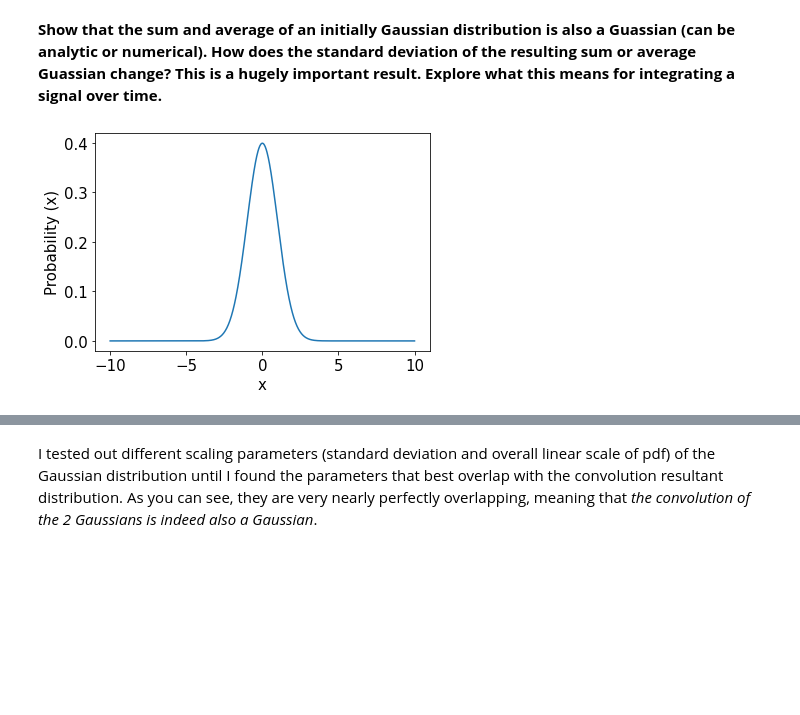
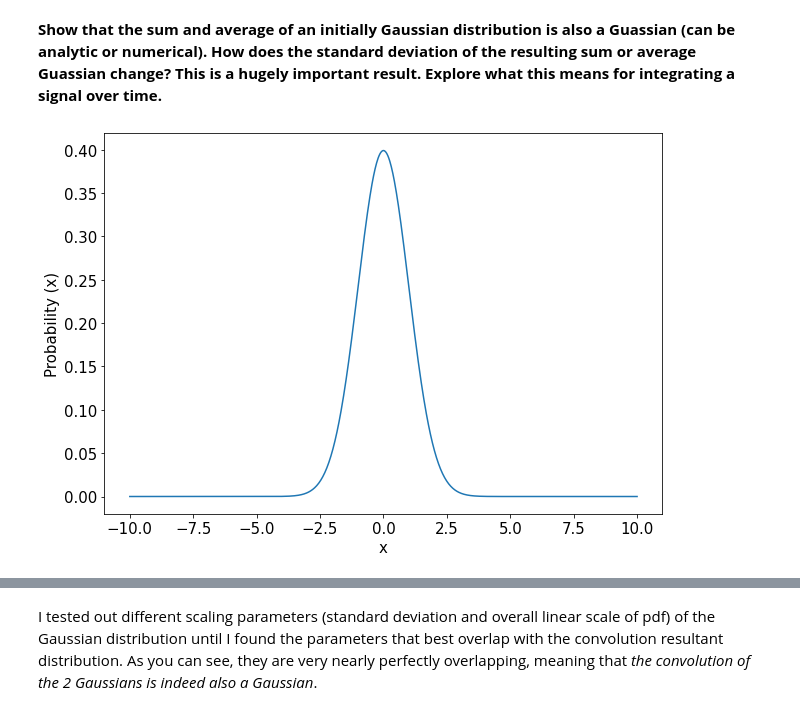
Before and after one commit to jenniv27/phys434, a Jupyter notebook: HW/HW2.ipynb, the cells around one changed output, grey strips where cells are left out. Saved outputs shown, nothing was run; the diff lists cells and outputs as text; code cells hidden in the pictures; blank space fills up the shorter version.

Commit message:
updated size of graphs

```diff
--- a/HW/HW2.ipynb
+++ b/HW/HW2.ipynb
@@ -160,15 +160,16 @@ The plot of the average of 10 dice rolls does look very close to a Gaussian, and
 # %%
 std_gauss = 1
 x_gauss = np.linspace(-10,10,1000)
 y_gauss = stats.norm.pdf(x_gauss, loc = 0, scale = std_gauss)
 
+plt.rcParams["figure.figsize"] = (10,7)
 plt.tick_params(labelsize = 15)
 plt.plot(x_gauss,y_gauss)
 plt.xlabel('x', fontsize = 15)
 plt.ylabel('Probability (x)', fontsize = 15)
 plt.show()
 # %% [output]
-[figure, old version]
+[figure, new version]
 # %%
 #To calculate the sum of 2 gaussians, we use a convolution
 conv_gauss = np.convolve(y_gauss, y_gauss)
```
Also changed, not shown: parts of 4 cells of this notebook.
